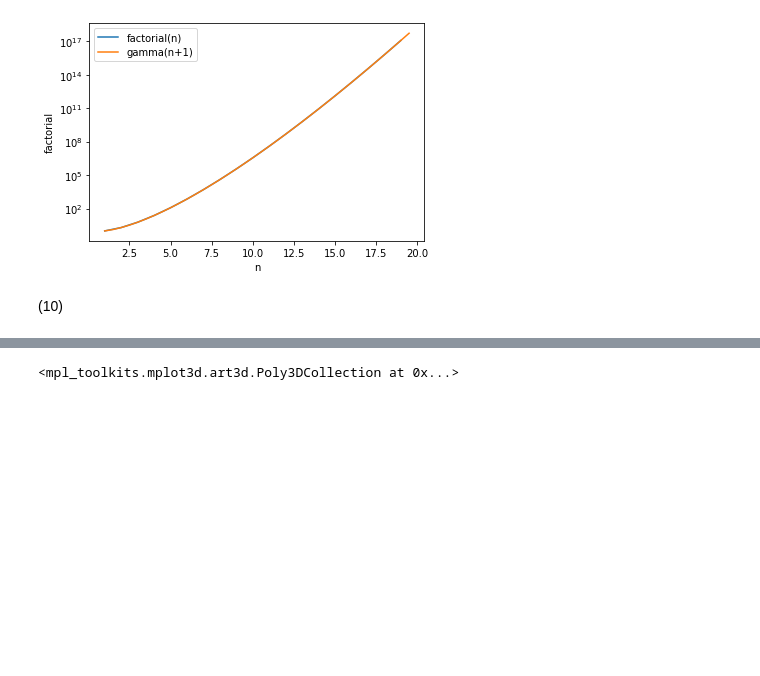
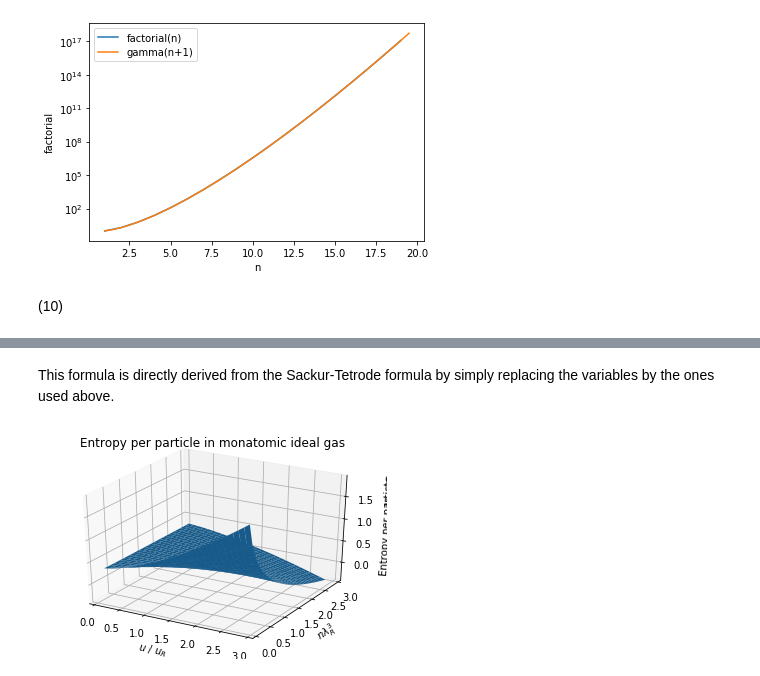
Before and after one commit to tmtenbrink/statfys, a Jupyter notebook: sf1.ipynb, the cells around one changed output, grey strips where cells are left out. Cells and saved outputs as stored; diff of their text form; code cells hidden in the pictures; blank space fills up the shorter version.

```diff
--- a/sf1.ipynb
+++ b/sf1.ipynb
@@ -312,16 +318,22 @@ u_R = (3/2)*k_B*T_R                 # U_R delen door N
+# %% [markdown]
+This formula is directly derived from the Sackur-Tetrode formula by simply replacing the variables by the ones used above.
 # %%
 from mpl_toolkits.mplot3d import Axes3D
 from matplotlib import cm
 
 u_d_ur = np.arange(0.1, 3, 0.1)
 n_d_l3r = np.arange(0.1, 3, 0.1)
 u_d_ur_grid, n_d_l3r_grid = np.meshgrid(u_d_ur, n_d_l3r)
 
 S_d_N = k_B * (np.log(1/n_d_l3r_grid)*np.power(u_d_ur_grid, 3/2) + 5/2)
 
-fig = plt.figure()
-ax = fig.gca(projection='3d')
-ax.plot_surface(u_d_ur_grid, n_d_l3r, S_d_N)
+td_fig = plt.figure()
+ax = td_fig.gca(projection='3d')
+ax.set_title("Entropy per particle in monatomic ideal gas")
+ax.set_xlabel("$u$ / $u_R$")
+ax.set_ylabel("$n \lambda^3_R$")
+ax.set_zlabel("Entropy per particle")
+ax.plot_surface(u_d_ur_grid, n_d_l3r_grid, S_d_N)
 plt.show()
 # %% [output]
-<mpl_toolkits.mplot3d.art3d.Poly3DCollection at 0x...>
+[figure, added]
```
Also changed, not shown: parts of 3 cells of this notebook.
